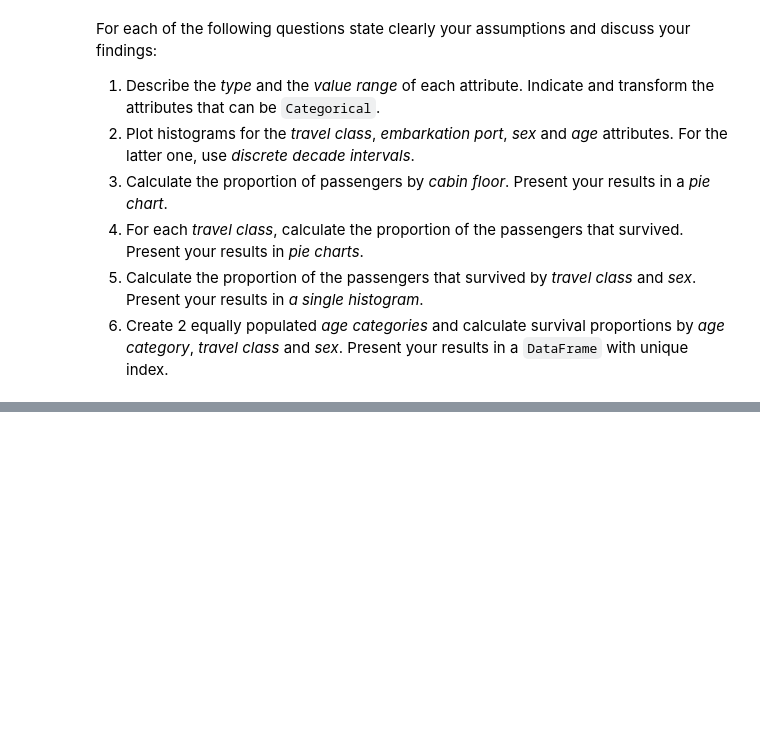
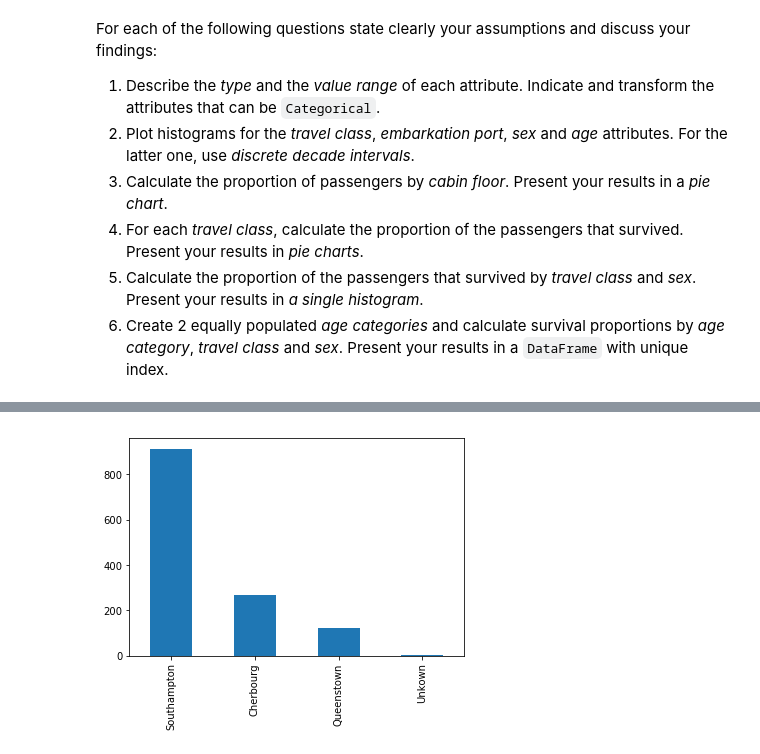
Before and after one commit to darioAnongba/EPFL-ADA, a Jupyter notebook: Labs/01 - Pandas and Data Wrangling/Homework 1.ipynb, the cells around one changed output, grey strips where cells are left out. Drawn from its saved outputs; the diff is of its cells as text; code cells hidden in the pictures; blank space fills up the shorter version.

```diff
--- a/Labs/01 - Pandas and Data Wrangling/Homework 1.ipynb
+++ b/Labs/01 - Pandas and Data Wrangling/Homework 1.ipynb
@@ -185,0 +258,4 @@ For each of the following questions state clearly your assumptions and discuss y
+# %%
+hist_emb = titanic['embarked'].value_counts().plot.bar()
+# %% [output]
+[figure, added]
```
Also changed, not shown: parts of 19 cells of this notebook.
